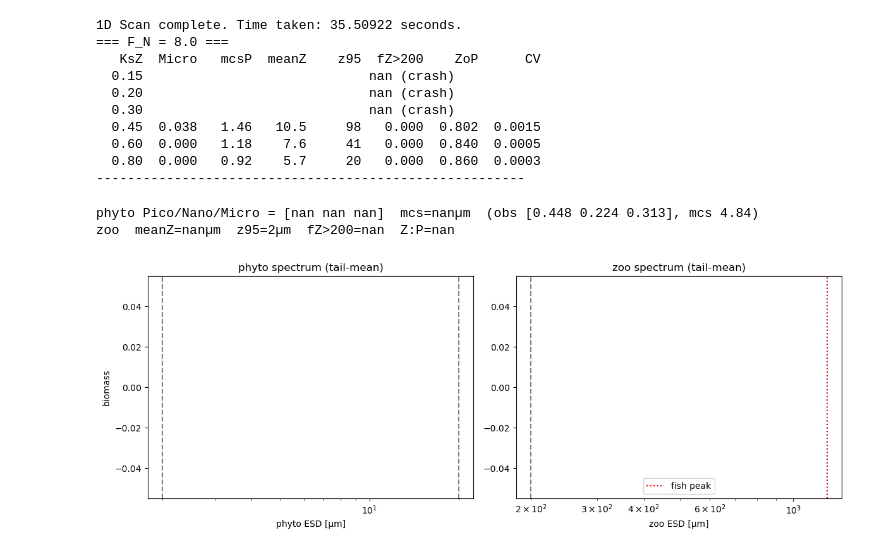
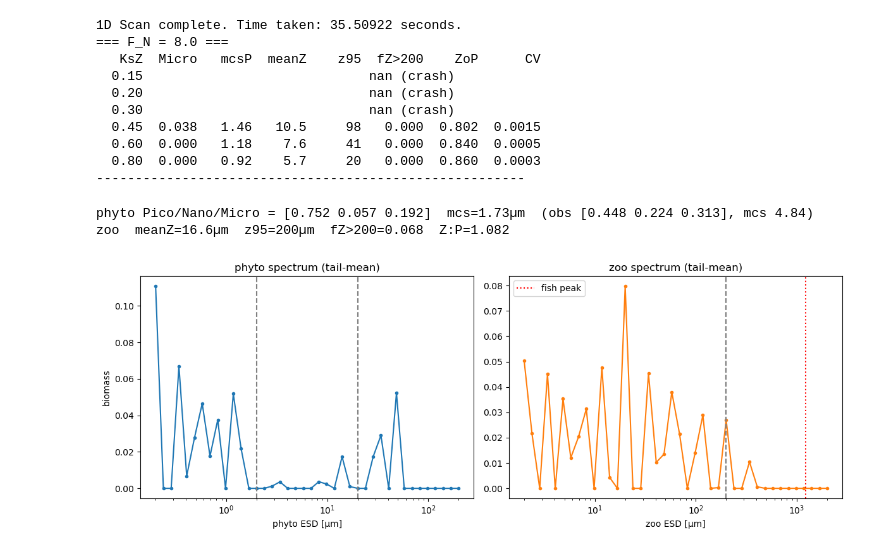
Before and after one commit to ben1post/SSMCariaco, a Jupyter notebook: parameter_scan/baseline/Omnivory_tests.ipynb, the cells around one changed output. Drawn from its saved outputs; the diff is of its cells as text; code cells hidden in the pictures.

```diff
--- a/parameter_scan/baseline/Omnivory_tests.ipynb
+++ b/parameter_scan/baseline/Omnivory_tests.ipynb
@@ -221,33 +221,33 @@ Starting 1D parallel scan of 'cariaco_baseline_setups' over 6 points using 8 wor
   0.80  0.000   0.92    5.7     20   0.000  0.860  0.0003
 -------------------------------------------------------
 # %%
-# === omni regime point: full spectra at K_sZ=0.15, F_N=regime, sigma=0.15(Mattern) ===
+# === omni regime point: full spectra at K_sZ=0.15, F_N=regime, Mattern sigma=0.15 ===
 import matplotlib.pyplot as plt
 N = cbs.N_CLASSES
-out = pu.run_single_point(cbs.model_dist_t3_T, cbs.model_setup_dist_omni_t3_T_slim,
+out = pu.run_single_point(cbs.model_dist_t3_T, cbs.model_setup_dist_omni_t3_T_mattern_slim,
                           scan_params={'Grazing__KsZ': np.full(N, 0.15)},
-                          fixed_overrides={**forcing_up, 'ZooLoss__rate': 0.3})
+                          fixed_overrides={**forcing_up, 'ZooLoss__rate': 0.4})
 P = out['Phytoplankton__biomass'].values[:, -TAIL:].mean(axis=1)
 Z = out['Zooplankton__biomass'].values[:, -TAIL:].mean(axis=1)
 phyto_esd, zoo_esd = cbs.phyto_esd, cbs.zoo_esd
 
 b = W @ P; f = b/b.sum(); mcs = 10**(np.log10(geomeans)@f)
 zf = Z/Z.sum(); meanZ = 10**(np.log10(zoo_esd)@zf)
 z95 = zoo_esd[min(np.searchsorted(np.cumsum(zf),0.95), len(zoo_esd)-1)]
 print(f"phyto Pico/Nano/Micro = {np.round(f,3)}  mcs={mcs:.2f}µm  (obs {np.round(obs_frac,3)}, mcs {obs_mcs:.2f})")
 print(f"zoo  meanZ={meanZ:.1f}µm  z95={z95:.0f}µm  fZ>200={Z[zoo_esd>200].sum()/Z.sum():.3f}  Z:P={Z.sum()/P.sum():.3f}")
 
 fig, ax = plt.subplots(1, 2, figsize=(12, 4.5))
 ax[0].plot(phyto_esd, P, marker='o', ms=3)
 ax[0].axvline(2, ls='--', c='grey'); ax[0].axvline(20, ls='--', c='grey')
-ax[0].set_xscale('log')   # size axis (3-decade) — log conventional for spectra; say if you want linear
+ax[0].set_xscale('log')   # 3-decade size axis; log conventional for spectra — say if you'd prefer linear
 ax[0].set_title('phyto spectrum (tail-mean)'); ax[0].set_xlabel('phyto ESD [µm]'); ax[0].set_ylabel('biomass')
 ax[1].plot(zoo_esd, Z, marker='o', ms=3, color='C1')
 ax[1].axvline(200, ls='--', c='grey'); ax[1].axvline(1230, ls=':', c='red', label='fish peak')
 ax[1].set_xscale('log')
 ax[1].set_title('zoo spectrum (tail-mean)'); ax[1].set_xlabel('zoo ESD [µm]'); ax[1].legend()
 plt.tight_layout(); plt.show()
 # %% [output]
-phyto Pico/Nano/Micro = [nan nan nan]  mcs=nanµm  (obs [0.448 0.224 0.313], mcs 4.84)
-zoo  meanZ=nanµm  z95=2µm  fZ>200=nan  Z:P=nan
+phyto Pico/Nano/Micro = [0.752 0.057 0.192]  mcs=1.73µm  (obs [0.448 0.224 0.313], mcs 4.84)
+zoo  meanZ=16.6µm  z95=200µm  fZ>200=0.068  Z:P=1.082
-[figure, old version]
+[figure, new version]
```
Also changed, not shown: parts of 6 cells of this notebook, 3 other files.
